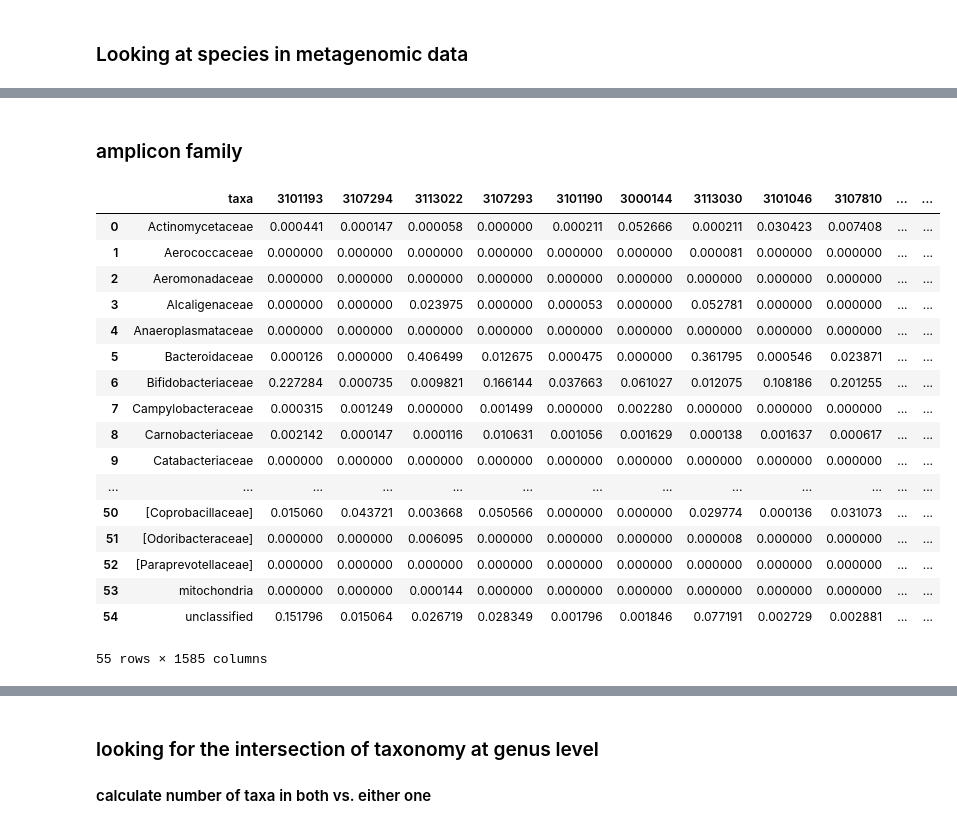
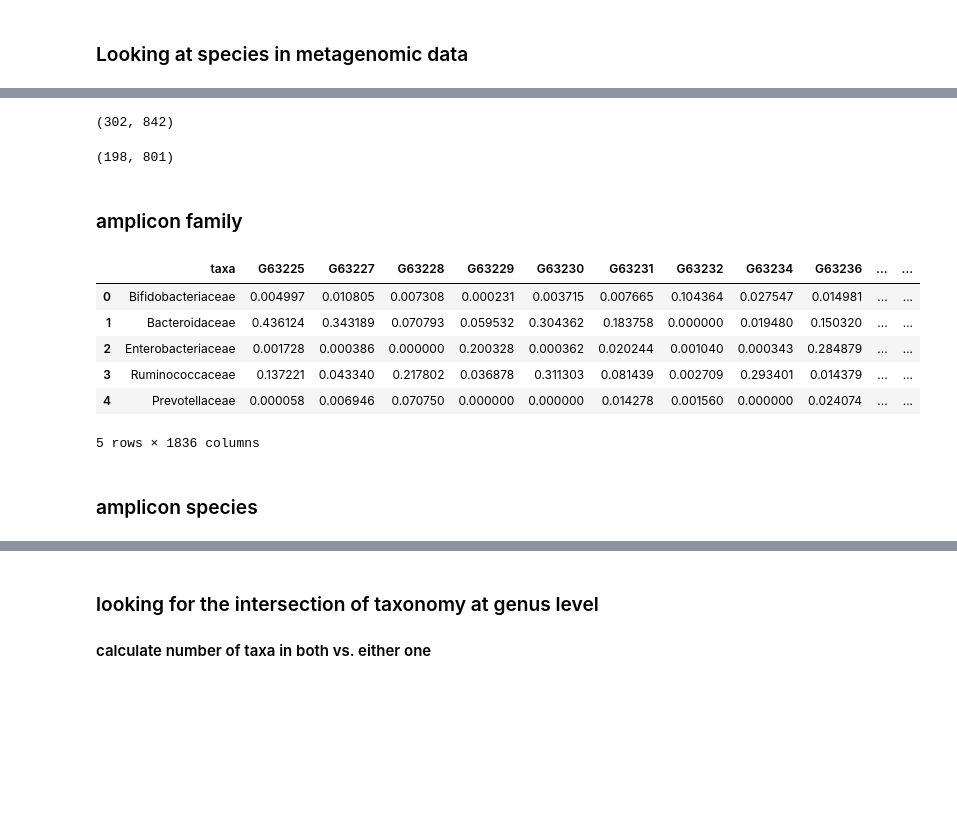
Before and after one commit to Klepac-Ceraj-Lab/thesis, a Jupyter notebook: paper-diabimmune-method-comparison/thesis_mgx_16S_comparison.ipynb, the cells around one changed output, grey strips where cells are left out. Cells and saved outputs as stored; diff of their text form; code cells hidden in the pictures; blank space fills up the shorter version.

```diff
--- a/paper-diabimmune-method-comparison/thesis_mgx_16S_comparison.ipynb
+++ b/paper-diabimmune-method-comparison/thesis_mgx_16S_comparison.ipynb
@@ -145,3 +174,11 @@ amp_genus.head()
+# %%
+amp_genus.shape
+# %% [output]
+(302, 842)
+# %%
+mgx_genus.shape
+# %% [output]
+(198, 801)
 # %% [markdown]
 ### amplicon family
 # %%
@@ -165,23 +202,15 @@ amp_family.sort_values(by = "taxa", ascending=True, inplace=True)
+# %%
+amp_family = pd.read_csv("karalia_dada2_family.csv")
+amp_family.rename(columns={'family': 'taxa'}, inplace=True)
 # %%
-amp_family
+amp_family.head()
 # %% [output]
-|  | taxa | 3101193 | 3107294 | 3113022 | 3107293 | 3101190 | 3000144 | 3113030 | 3101046 | 3107810 | ... | ... |
-| 0 | Actinomycetaceae | 0.000441 | 0.000147 | 0.000058 | 0.000000 | 0.000211 | 0.052666 | 0.000211 | 0.030423 | 0.007408 | ... | ... |
-| 1 | Aerococcaceae | 0.000000 | 0.000000 | 0.000000 | 0.000000 | 0.000000 | 0.000000 | 0.000081 | 0.000000 | 0.000000 | ... | ... |
-| 2 | Aeromonadaceae | 0.000000 | 0.000000 | 0.000000 | 0.000000 | 0.000000 | 0.000000 | 0.000000 | 0.000000 | 0.000000 | ... | ... |
-| 3 | Alcaligenaceae | 0.000000 | 0.000000 | 0.023975 | 0.000000 | 0.000053 | 0.000000 | 0.052781 | 0.000000 | 0.000000 | ... | ... |
-| 4 | Anaeroplasmataceae | 0.000000 | 0.000000 | 0.000000 | 0.000000 | 0.000000 | 0.000000 | 0.000000 | 0.000000 | 0.000000 | ... | ... |
-| 5 | Bacteroidaceae | 0.000126 | 0.000000 | 0.406499 | 0.012675 | 0.000475 | 0.000000 | 0.361795 | 0.000546 | 0.023871 | ... | ... |
-| 6 | Bifidobacteriaceae | 0.227284 | 0.000735 | 0.009821 | 0.166144 | 0.037663 | 0.061027 | 0.012075 | 0.108186 | 0.201255 | ... | ... |
-| 7 | Campylobacteraceae | 0.000315 | 0.001249 | 0.000000 | 0.001499 | 0.000000 | 0.002280 | 0.000000 | 0.000000 | 0.000000 | ... | ... |
-| 8 | Carnobacteriaceae | 0.002142 | 0.000147 | 0.000116 | 0.010631 | 0.001056 | 0.001629 | 0.000138 | 0.001637 | 0.000617 | ... | ... |
-| 9 | Catabacteriaceae | 0.000000 | 0.000000 | 0.000000 | 0.000000 | 0.000000 | 0.000000 | 0.000000 | 0.000000 | 0.000000 | ... | ... |
-| ... | ... | ... | ... | ... | ... | ... | ... | ... | ... | ... | ... | ... |
-| 50 | [Coprobacillaceae] | 0.015060 | 0.043721 | 0.003668 | 0.050566 | 0.000000 | 0.000000 | 0.029774 | 0.000136 | 0.031073 | ... | ... |
-| 51 | [Odoribacteraceae] | 0.000000 | 0.000000 | 0.006095 | 0.000000 | 0.000000 | 0.000000 | 0.000008 | 0.000000 | 0.000000 | ... | ... |
-| 52 | [Paraprevotellaceae] | 0.000000 | 0.000000 | 0.000000 | 0.000000 | 0.000000 | 0.000000 | 0.000000 | 0.000000 | 0.000000 | ... | ... |
-| 53 | mitochondria | 0.000000 | 0.000000 | 0.000144 | 0.000000 | 0.000000 | 0.000000 | 0.000000 | 0.000000 | 0.000000 | ... | ... |
-| 54 | unclassified | 0.151796 | 0.015064 | 0.026719 | 0.028349 | 0.001796 | 0.001846 | 0.077191 | 0.002729 | 0.002881 | ... | ... |
+|  | taxa | G63225 | G63227 | G63228 | G63229 | G63230 | G63231 | G63232 | G63234 | G63236 | ... | ... |
+| 0 | Bifidobacteriaceae | 0.004997 | 0.010805 | 0.007308 | 0.000231 | 0.003715 | 0.007665 | 0.104364 | 0.027547 | 0.014981 | ... | ... |
+| 1 | Bacteroidaceae | 0.436124 | 0.343189 | 0.070793 | 0.059532 | 0.304362 | 0.183758 | 0.000000 | 0.019480 | 0.150320 | ... | ... |
+| 2 | Enterobacteriaceae | 0.001728 | 0.000386 | 0.000000 | 0.200328 | 0.000362 | 0.020244 | 0.001040 | 0.000343 | 0.284879 | ... | ... |
+| 3 | Ruminococcaceae | 0.137221 | 0.043340 | 0.217802 | 0.036878 | 0.311303 | 0.081439 | 0.002709 | 0.293401 | 0.014379 | ... | ... |
+| 4 | Prevotellaceae | 0.000058 | 0.006946 | 0.070750 | 0.000000 | 0.000000 | 0.014278 | 0.001560 | 0.000000 | 0.024074 | ... | ... |
-55 rows × 1585 columns
+5 rows × 1836 columns
 # %%
 # ratio of unclassified genera for 16S profiling
@@ -190,0 +220,2 @@ amplicon.to_csv('16S_abundance.csv')
+# %% [markdown]
+### amplicon species
```
Also changed, not shown: parts of 59 cells of this notebook, 5 other files.
